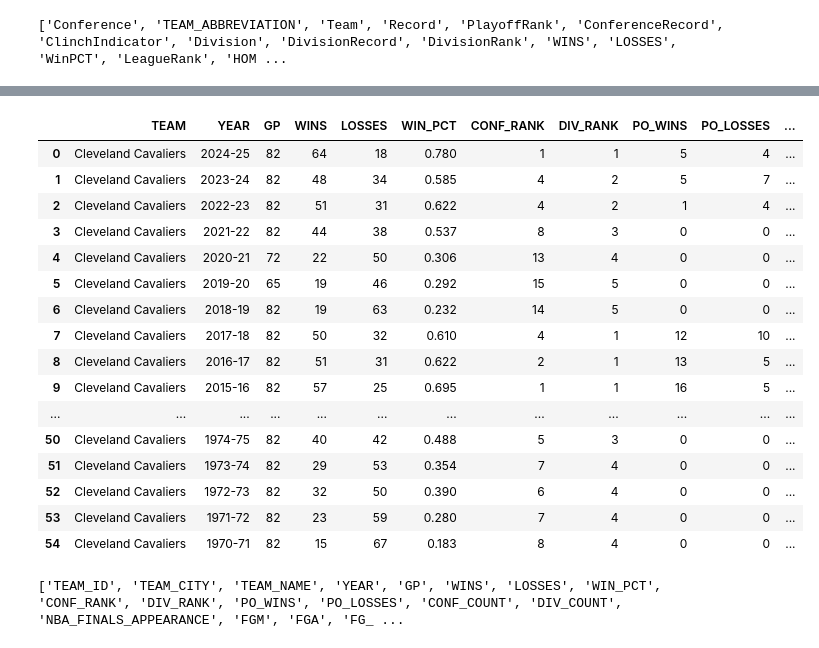
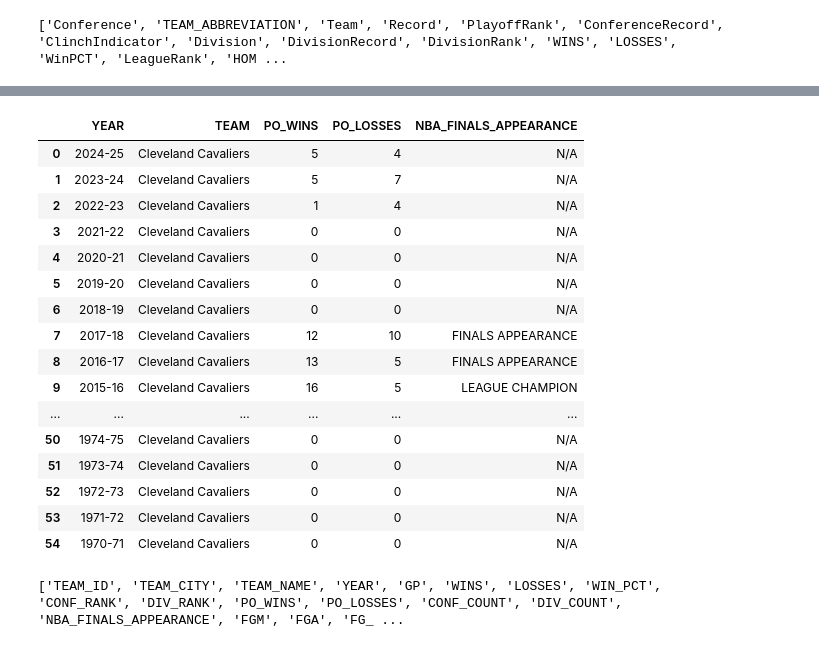
Before and after one commit to joanmii/nba_agent, a Jupyter notebook: nba_toolbox.ipynb, the cells around one changed output, grey strips where cells are left out. Cells and saved outputs as stored; diff of their text form; code cells hidden in the pictures.

```diff
--- a/nba_toolbox.ipynb
+++ b/nba_toolbox.ipynb
@@ -1259,7 +1417,7 @@ def get_game_stats(game_id: str, boxscore: bool = False) -> tuple[pd.DataFrame,
     # Reordenar columnas
     if boxscore:
         # Para boxscore → PTS, AST, REB primero
-        priority_cols = [col for col in ["TEAM", "PLAYER_NAME","START_POSITION", "PTS", "AST", "REB"] if col in df.columns]
+        priority_cols = [col for col in ["TEAM", "PLAYER_NAME","START_POSITION", "PTS", "REB", "AST", "STL", "BLK"] if col in df.columns]
     else:
         # Para team stats → solo PTS primero
         priority_cols = [col for col in ["TEAM","PTS"] if col in df.columns]
@@ -1300,24 +1458,21 @@ def get_game(
         raise ValueError("Debe proporcionarse team1.")
 
     # Obtener partidos filtrados
-    df_games, _ = get_games(team1, team2, season, season_type)
+    df_games, _ = get_games(team1, team2, season, season_type, logo = False)
     if df_games.empty:
         raise Exception("No se encontraron partidos con los filtros proporcionados.")
 
-    # Ordenar por fecha ascendente para que el game=1 sea el primero jugado
-    df_games = df_games.sort_values("GAME_DATE").reset_index(drop=True)
-
     # Selección del partido
     if game is not None and 1 <= game <= len(df_games):
-        selected_game = df_games.iloc[game - 1]  # game=1 → primer partido
+        selected_game = df_games.iloc[-(game*2)]  # game=1 → primer partido
     else:
-        selected_game = df_games.iloc[-1]  # último partido
+        selected_game = df_games.iloc[0]  # último partido
 
     game_id = selected_game["GAME_ID"]
 
     return get_game_stats(game_id, boxscore=boxscore)
 # %%
-df, x= get_game("LAL", season_type="Regular Season", game= 34, season= '2024-25', boxscore=True)
+df, x= get_game("LAL", season_type="Regular Season", game= 72, season= '2024-25', boxscore=False)
 df
 # %% [output]
 [interactive output not drawn]
@@ -1779,7 +1923,7 @@ def get_team_year_by_year_stats(
     df = df.sort_values("YEAR", ascending=False).reset_index(drop=True)
 
     # Filtrado avanzado
-    first_cols = ["TEAM", "YEAR"]
+    first_cols = ["YEAR", "TEAM"]
     stats_cols = ['PTS','FGM', 'FGA', 'FG_PCT', 'FG3M', 'FG3A',
        'FG3_PCT', 'FTM', 'FTA', 'FT_PCT', 'OREB', 'DREB', 'REB', 'AST', 'PF',
        'STL', 'TOV', 'BLK','PTS_RANK']
@@ -1801,27 +1945,27 @@ def get_team_year_by_year_stats(
     return df, dict_list
 # %%
 # Ejemplo de uso:
-df_cavs, dic = get_team_year_by_year_stats(team ='CLE')  # Cleveland Cavaliers
+df_cavs, dic = get_team_year_by_year_stats(team ='CLE', playoffs = True)  # Cleveland Cavaliers
 df_cavs
 # %% [output]
 [interactive output not drawn]
-|  | TEAM | YEAR | GP | WINS | LOSSES | WIN_PCT | CONF_RANK | DIV_RANK | PO_WINS | PO_LOSSES | ... |
-| 0 | Cleveland Cavaliers | 2024-25 | 82 | 64 | 18 | 0.780 | 1 | 1 | 5 | 4 | ... |
-| 1 | Cleveland Cavaliers | 2023-24 | 82 | 48 | 34 | 0.585 | 4 | 2 | 5 | 7 | ... |
-| 2 | Cleveland Cavaliers | 2022-23 | 82 | 51 | 31 | 0.622 | 4 | 2 | 1 | 4 | ... |
-| 3 | Cleveland Cavaliers | 2021-22 | 82 | 44 | 38 | 0.537 | 8 | 3 | 0 | 0 | ... |
-| 4 | Cleveland Cavaliers | 2020-21 | 72 | 22 | 50 | 0.306 | 13 | 4 | 0 | 0 | ... |
-| 5 | Cleveland Cavaliers | 2019-20 | 65 | 19 | 46 | 0.292 | 15 | 5 | 0 | 0 | ... |
-| 6 | Cleveland Cavaliers | 2018-19 | 82 | 19 | 63 | 0.232 | 14 | 5 | 0 | 0 | ... |
-| 7 | Cleveland Cavaliers | 2017-18 | 82 | 50 | 32 | 0.610 | 4 | 1 | 12 | 10 | ... |
-| 8 | Cleveland Cavaliers | 2016-17 | 82 | 51 | 31 | 0.622 | 2 | 1 | 13 | 5 | ... |
-| 9 | Cleveland Cavaliers | 2015-16 | 82 | 57 | 25 | 0.695 | 1 | 1 | 16 | 5 | ... |
-| ... | ... | ... | ... | ... | ... | ... | ... | ... | ... | ... | ... |
-| 50 | Cleveland Cavaliers | 1974-75 | 82 | 40 | 42 | 0.488 | 5 | 3 | 0 | 0 | ... |
-| 51 | Cleveland Cavaliers | 1973-74 | 82 | 29 | 53 | 0.354 | 7 | 4 | 0 | 0 | ... |
-| 52 | Cleveland Cavaliers | 1972-73 | 82 | 32 | 50 | 0.390 | 6 | 4 | 0 | 0 | ... |
-| 53 | Cleveland Cavaliers | 1971-72 | 82 | 23 | 59 | 0.280 | 7 | 4 | 0 | 0 | ... |
-| 54 | Cleveland Cavaliers | 1970-71 | 82 | 15 | 67 | 0.183 | 8 | 4 | 0 | 0 | ... |
+|  | YEAR | TEAM | PO_WINS | PO_LOSSES | NBA_FINALS_APPEARANCE |
+| 0 | 2024-25 | Cleveland Cavaliers | 5 | 4 | N/A |
+| 1 | 2023-24 | Cleveland Cavaliers | 5 | 7 | N/A |
+| 2 | 2022-23 | Cleveland Cavaliers | 1 | 4 | N/A |
+| 3 | 2021-22 | Cleveland Cavaliers | 0 | 0 | N/A |
+| 4 | 2020-21 | Cleveland Cavaliers | 0 | 0 | N/A |
+| 5 | 2019-20 | Cleveland Cavaliers | 0 | 0 | N/A |
+| 6 | 2018-19 | Cleveland Cavaliers | 0 | 0 | N/A |
+| 7 | 2017-18 | Cleveland Cavaliers | 12 | 10 | FINALS APPEARANCE |
+| 8 | 2016-17 | Cleveland Cavaliers | 13 | 5 | FINALS APPEARANCE |
+| 9 | 2015-16 | Cleveland Cavaliers | 16 | 5 | LEAGUE CHAMPION |
+| ... | ... | ... | ... | ... | ... |
+| 50 | 1974-75 | Cleveland Cavaliers | 0 | 0 | N/A |
+| 51 | 1973-74 | Cleveland Cavaliers | 0 | 0 | N/A |
+| 52 | 1972-73 | Cleveland Cavaliers | 0 | 0 | N/A |
+| 53 | 1971-72 | Cleveland Cavaliers | 0 | 0 | N/A |
+| 54 | 1970-71 | Cleveland Cavaliers | 0 | 0 | N/A |
 # %%
 print(df_cavs.columns.tolist())
 # %% [output]
```
Also changed, not shown: parts of 35 cells of this notebook, 1 other file.
